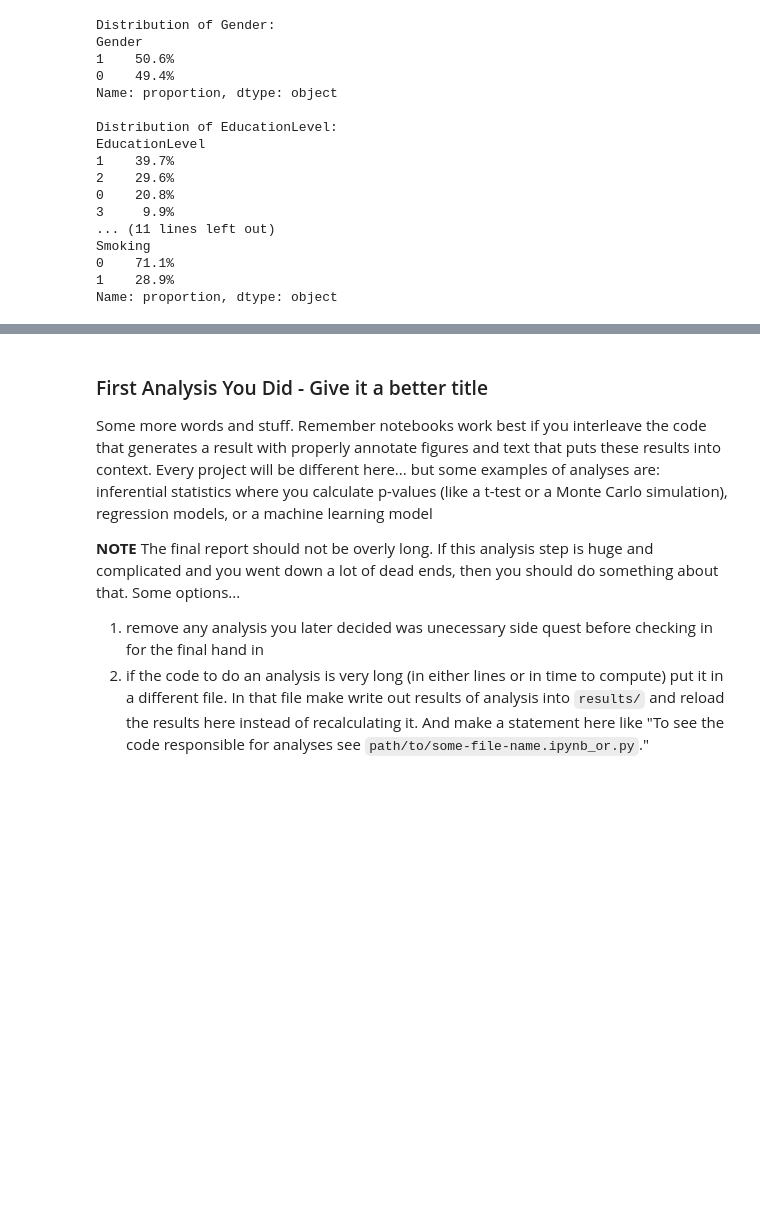
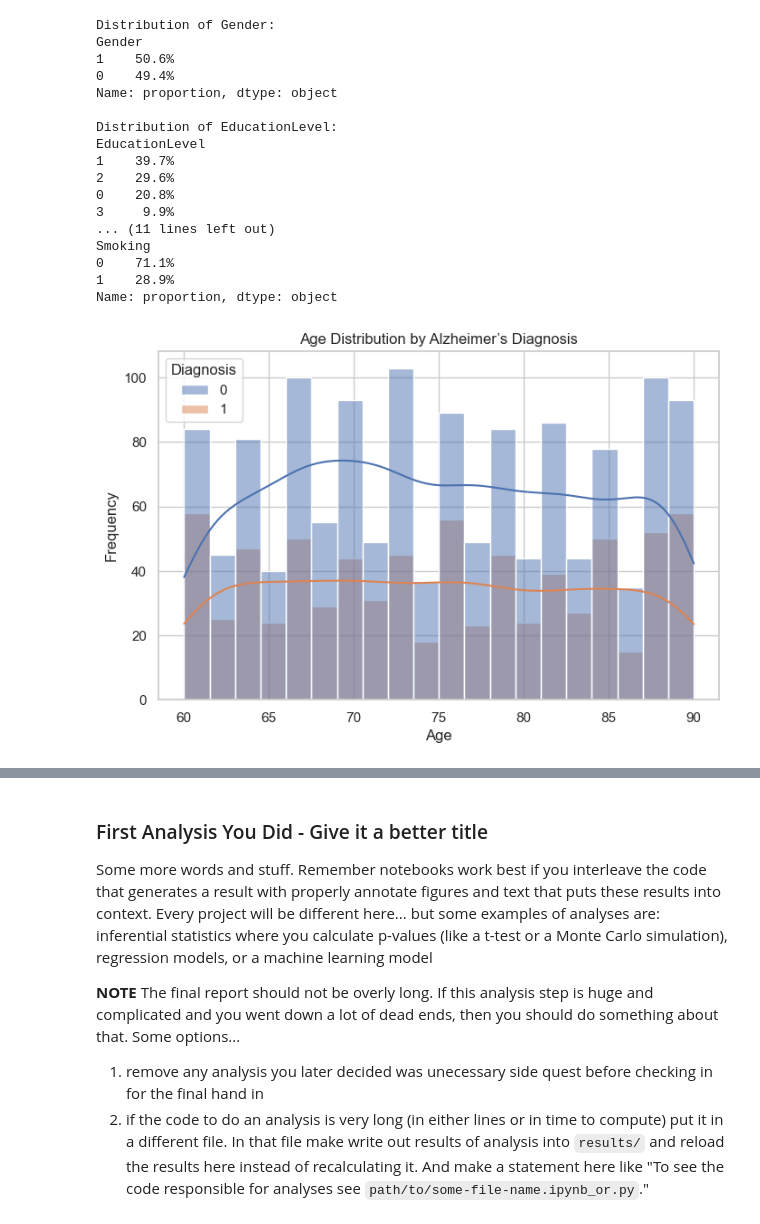
Before and after one commit to COGS108/Group056_WI26, a Jupyter notebook: 03-FinalProject.ipynb, the cells around one changed output, grey strips where cells are left out. Drawn from its saved outputs; the diff is of its cells as text; code cells hidden in the pictures; blank space fills up the shorter version.

```diff
--- a/03-FinalProject.ipynb
+++ b/03-FinalProject.ipynb
@@ -452,3 +452,23 @@ Smoking
 0    71.1%
 1    28.9%
 Name: proportion, dtype: object
+# %%
+# Age distribution (For our Hypothesis)
+
+plt.figure(figsize=(8,5))
+
+sns.histplot(
+    data=df,
+    x="Age",
+    hue="Diagnosis",
+    bins=20,
+    kde=True
+)
+
+plt.title("Age Distribution by Alzheimer’s Diagnosis")
+plt.xlabel("Age")
+plt.ylabel("Frequency")
+
+plt.show()
+# %% [output]
+[figure, added]
```
Also changed, not shown: parts of 21 cells of this notebook.
